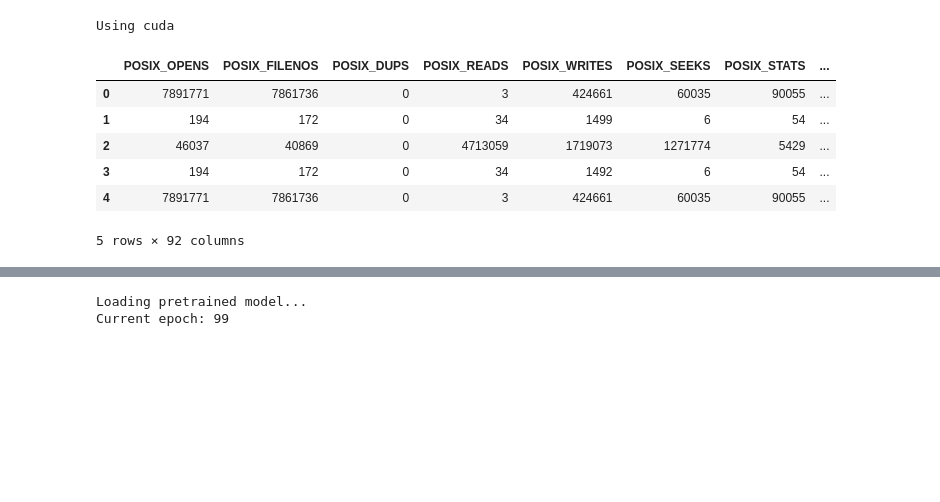
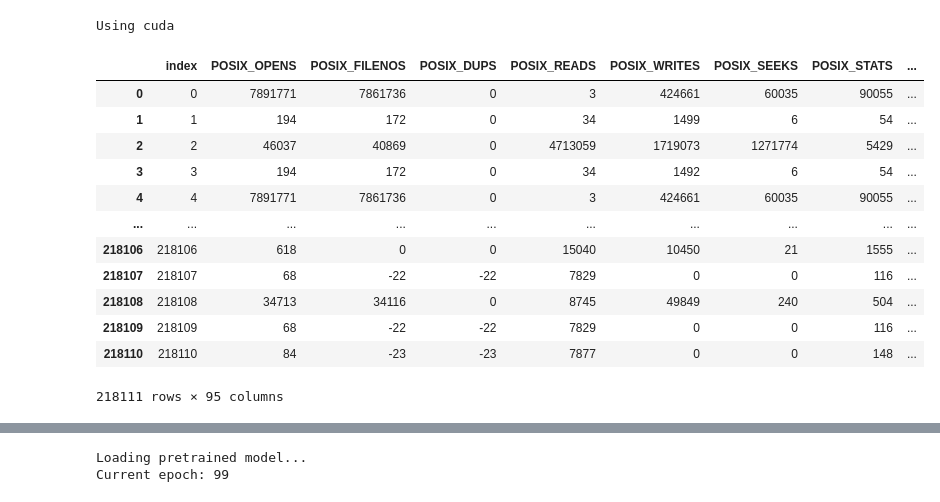
Before and after one commit to arcturus5340/IOTransferLearning, a Jupyter notebook: training/Theta_Voss_Model_D_finetuned.ipynb, the cells around one changed output, grey strips where cells are left out. Saved outputs shown, nothing was run; the diff lists cells and outputs as text; code cells hidden in the pictures; blank space fills up the shorter version.

```diff
--- a/training/Theta_Voss_Model_D_finetuned.ipynb
+++ b/training/Theta_Voss_Model_D_finetuned.ipynb
@@ -88,13 +98,18 @@ if not os.path.exists(CSV_LOG_PATH):
 # %%
 # Load the data
 df_blue_waters_posix = pd.read_csv(DATASET_PATH)
-df_blue_waters_posix = df_blue_waters_posix.drop(['exe', 'lustre', 'index'],axis=1)
-df_blue_waters_posix.head()
+df_blue_waters_posix
 # %% [output]
-|  | POSIX_OPENS | POSIX_FILENOS | POSIX_DUPS | POSIX_READS | POSIX_WRITES | POSIX_SEEKS | POSIX_STATS | ... |
-| 0 | 7891771 | 7861736 | 0 | 3 | 424661 | 60035 | 90055 | ... |
-| 1 | 194 | 172 | 0 | 34 | 1499 | 6 | 54 | ... |
-| 2 | 46037 | 40869 | 0 | 4713059 | 1719073 | 1271774 | 5429 | ... |
-| 3 | 194 | 172 | 0 | 34 | 1492 | 6 | 54 | ... |
-| 4 | 7891771 | 7861736 | 0 | 3 | 424661 | 60035 | 90055 | ... |
+|  | index | POSIX_OPENS | POSIX_FILENOS | POSIX_DUPS | POSIX_READS | POSIX_WRITES | POSIX_SEEKS | POSIX_STATS | ... |
+| 0 | 0 | 7891771 | 7861736 | 0 | 3 | 424661 | 60035 | 90055 | ... |
+| 1 | 1 | 194 | 172 | 0 | 34 | 1499 | 6 | 54 | ... |
+| 2 | 2 | 46037 | 40869 | 0 | 4713059 | 1719073 | 1271774 | 5429 | ... |
+| 3 | 3 | 194 | 172 | 0 | 34 | 1492 | 6 | 54 | ... |
+| 4 | 4 | 7891771 | 7861736 | 0 | 3 | 424661 | 60035 | 90055 | ... |
+| ... | ... | ... | ... | ... | ... | ... | ... | ... | ... |
+| 218106 | 218106 | 618 | 0 | 0 | 15040 | 10450 | 21 | 1555 | ... |
+| 218107 | 218107 | 68 | -22 | -22 | 7829 | 0 | 0 | 116 | ... |
+| 218108 | 218108 | 34713 | 34116 | 0 | 8745 | 49849 | 240 | 504 | ... |
+| 218109 | 218109 | 68 | -22 | -22 | 7829 | 0 | 0 | 116 | ... |
+| 218110 | 218110 | 84 | -23 | -23 | 7877 | 0 | 0 | 148 | ... |
-5 rows × 92 columns
+218111 rows × 95 columns
```
Also changed, not shown: parts of 12 cells of this notebook, 6 other files.
